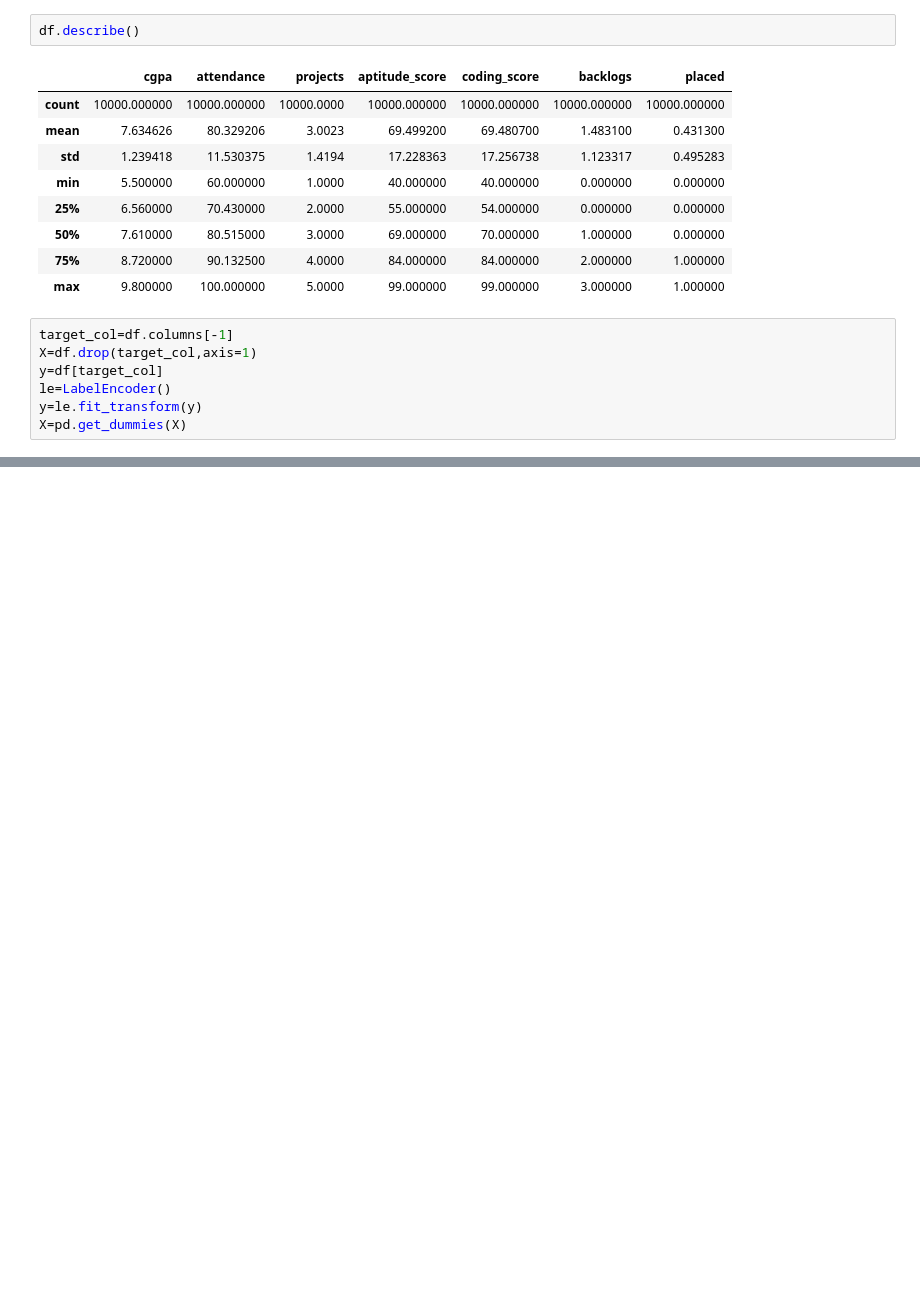
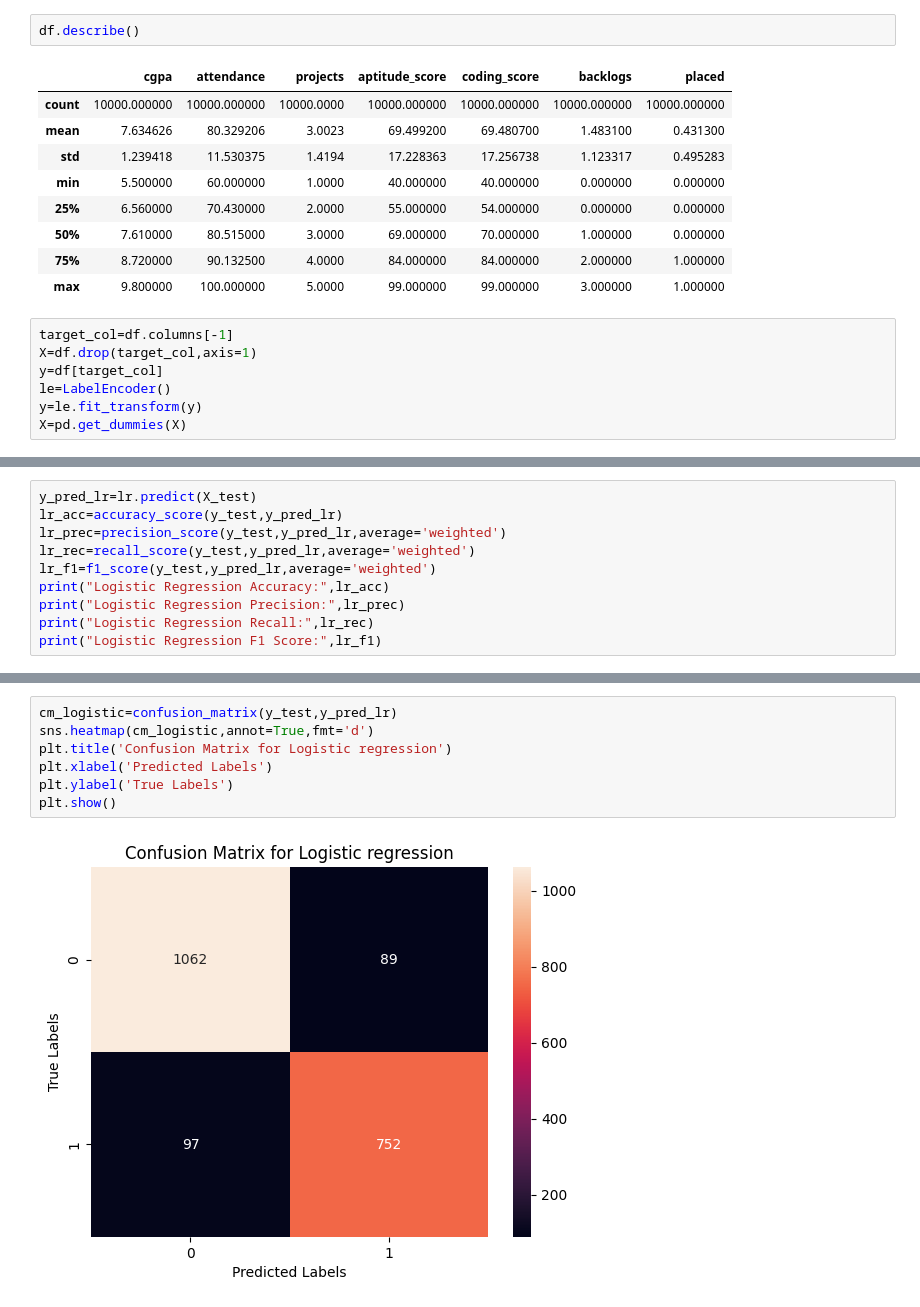
Before and after one commit to Karsuman4298/Machine_learning, a Jupyter notebook: Naive_Bayes_VS_Logistic_Reg.ipynb, the cells around one changed output, grey strips where cells are left out. Drawn from its saved outputs; the diff is of its cells as text; blank space fills up the shorter version.

```diff
--- a/Naive_Bayes_VS_Logistic_Reg.ipynb
+++ b/Naive_Bayes_VS_Logistic_Reg.ipynb
@@ -91,0 +183,10 @@ display(df.head())
+# %%
+y_pred_lr=lr.predict(X_test)
+lr_acc=accuracy_score(y_test,y_pred_lr)
+lr_prec=precision_score(y_test,y_pred_lr,average='weighted')
+lr_rec=recall_score(y_test,y_pred_lr,average='weighted')
+lr_f1=f1_score(y_test,y_pred_lr,average='weighted')
+print("Logistic Regression Accuracy:",lr_acc)
+print("Logistic Regression Precision:",lr_prec)
+print("Logistic Regression Recall:",lr_rec)
+print("Logistic Regression F1 Score:",lr_f1)
@@ -91,0 +211,9 @@ display(df.head())
+# %%
+cm_logistic=confusion_matrix(y_test,y_pred_lr)
+sns.heatmap(cm_logistic,annot=True,fmt='d')
+plt.title('Confusion Matrix for Logistic regression')
+plt.xlabel('Predicted Labels')
+plt.ylabel('True Labels')
+plt.show()
+# %% [output]
+[figure, added]
```
Also changed, not shown: parts of 13 cells of this notebook.
